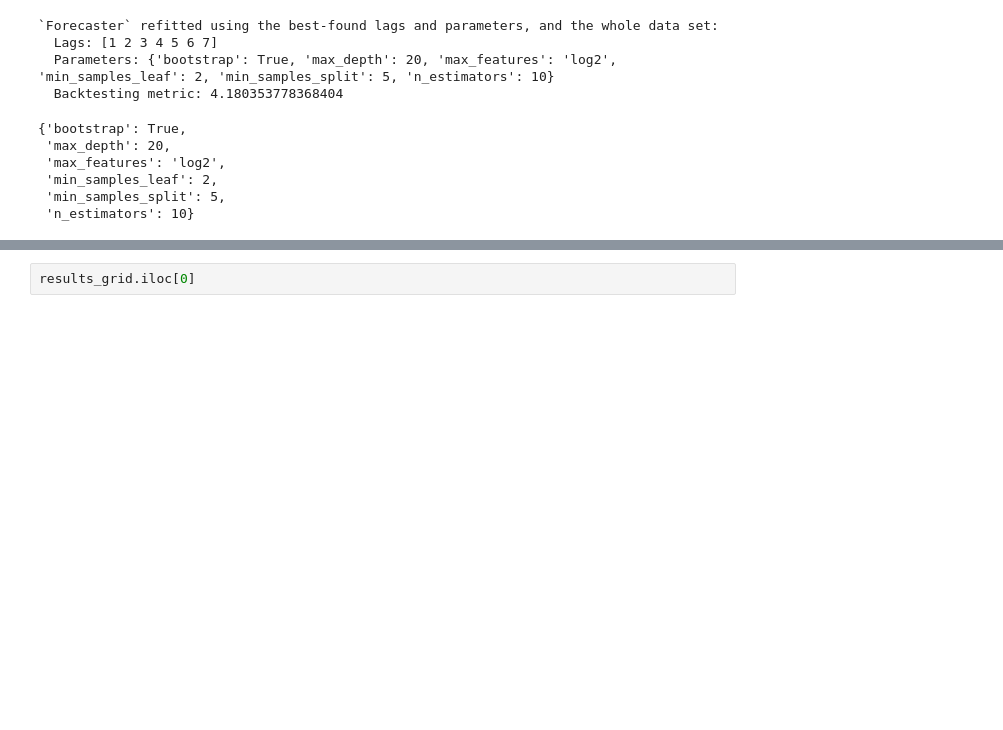
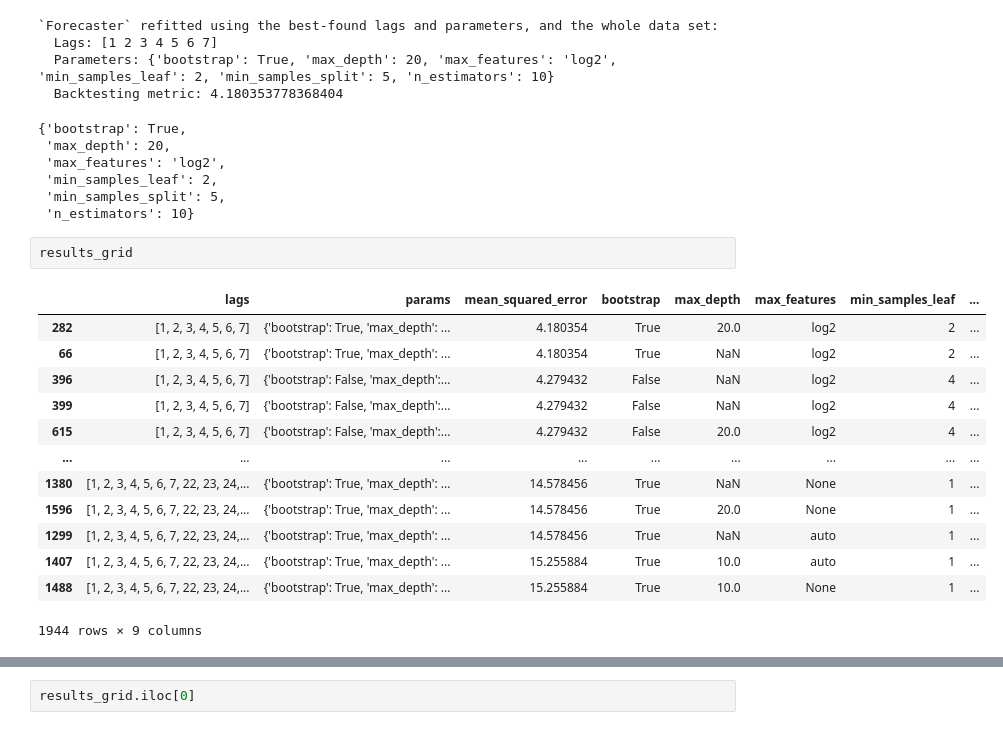
Before and after one commit to alexCCTcollege/Capstone, a Jupyter notebook: Transform.ipynb, the cells around one changed output, grey strips where cells are left out. Cells and saved outputs as stored; diff of their text form; blank space fills up the shorter version.

```diff
--- a/Transform.ipynb
+++ b/Transform.ipynb
@@ -1154,6 +1156,22 @@ Number of models compared: 1944.
  'min_samples_leaf': 2,
  'min_samples_split': 5,
  'n_estimators': 10}
+# %%
+results_grid
+# %% [output]
+|  | lags | params | mean_squared_error | bootstrap | max_depth | max_features | min_samples_leaf | ... |
+| 282 | [1, 2, 3, 4, 5, 6, 7] | {'bootstrap': True, 'max_depth': ... | 4.180354 | True | 20.0 | log2 | 2 | ... |
+| 66 | [1, 2, 3, 4, 5, 6, 7] | {'bootstrap': True, 'max_depth': ... | 4.180354 | True | NaN | log2 | 2 | ... |
+| 396 | [1, 2, 3, 4, 5, 6, 7] | {'bootstrap': False, 'max_depth':... | 4.279432 | False | NaN | log2 | 4 | ... |
+| 399 | [1, 2, 3, 4, 5, 6, 7] | {'bootstrap': False, 'max_depth':... | 4.279432 | False | NaN | log2 | 4 | ... |
+| 615 | [1, 2, 3, 4, 5, 6, 7] | {'bootstrap': False, 'max_depth':... | 4.279432 | False | 20.0 | log2 | 4 | ... |
+| ... | ... | ... | ... | ... | ... | ... | ... | ... |
+| 1380 | [1, 2, 3, 4, 5, 6, 7, 22, 23, 24,... | {'bootstrap': True, 'max_depth': ... | 14.578456 | True | NaN | None | 1 | ... |
+| 1596 | [1, 2, 3, 4, 5, 6, 7, 22, 23, 24,... | {'bootstrap': True, 'max_depth': ... | 14.578456 | True | 20.0 | None | 1 | ... |
+| 1299 | [1, 2, 3, 4, 5, 6, 7, 22, 23, 24,... | {'bootstrap': True, 'max_depth': ... | 14.578456 | True | NaN | auto | 1 | ... |
+| 1407 | [1, 2, 3, 4, 5, 6, 7, 22, 23, 24,... | {'bootstrap': True, 'max_depth': ... | 15.255884 | True | 10.0 | auto | 1 | ... |
+| 1488 | [1, 2, 3, 4, 5, 6, 7, 22, 23, 24,... | {'bootstrap': True, 'max_depth': ... | 15.255884 | True | 10.0 | None | 1 | ... |
+1944 rows × 9 columns
 # %%
 forecaster = ForecasterAutoreg(
     regressor=RandomForestRegressor(random_state=123,
```
Also changed, not shown: parts of 3 cells of this notebook, 6 other files.
